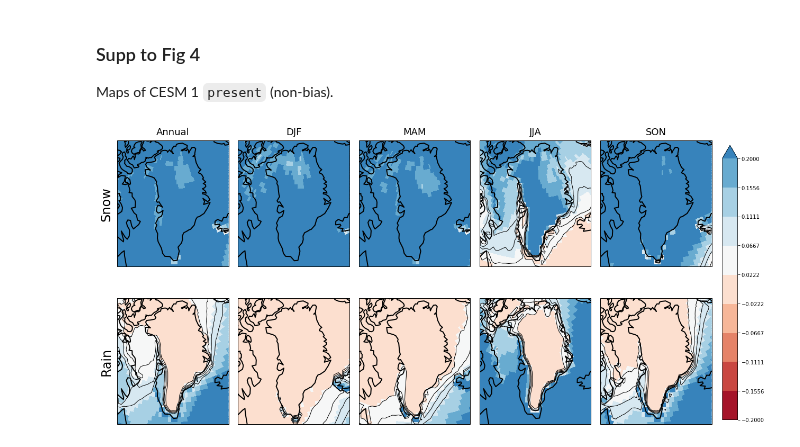
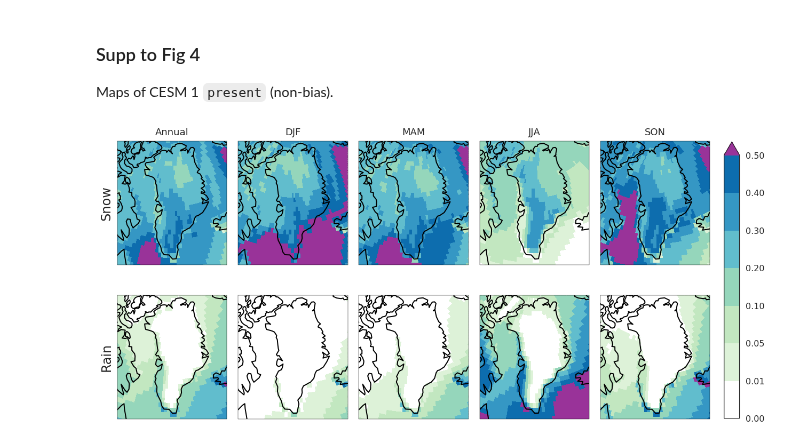
Before and after one commit to dcamron/cosp-explore, a Jupyter notebook: notebooks/comps2.ipynb, the cells around one changed output. Saved outputs shown, nothing was run; the diff lists cells and outputs as text; code cells hidden in the pictures.

```diff
--- a/notebooks/comps2.ipynb
+++ b/notebooks/comps2.ipynb
@@ -11,12 +11,13 @@ import pandas as pd
 import numpy as np
 
 from pyresample import geometry, image
+roi=10e6    # For any radius_of_influence pyresample calculations
 
 import matplotlib.pyplot as plt
 import seaborn as sns
 import cartopy.crs as ccrs
-
-sns.set(context='poster', style='white')
+# %%
+sns.set(context='poster', style='white', rc={'lines.linewidth': 3})
 # %%
 from dask.distributed import Client
 client = Client()
@@ -387,17 +367,21 @@ model_vars = ['RADAR_RAIN', 'RADAR_LGTRAIN', 'RADAR_SNOW', 'RADAR_LGTSNOW']
 model_lstyle = ['solid', 'dashed', 'solid', 'dashed']
 model_colors = [0, 0, 2, 2]
 for var, style, color in zip(model_vars, model_lstyle, model_colors):
-    ((((ds_pres[var] * (ds_mask['GrIS_mask'] > 0)).mean('lon', skipna=True) * ds_rcp['gw']/2).sum('lat', skipna=True))
-         .groupby('time.month').mean('time', skipna=True)
-         .plot(ax=ax, label=var, color=sns.color_palette('Set2')[color], linestyle=style)
+    ((
+        (ds_pres[var] * model_mask['mask'].where(model_mask['mask'] > 0) * model_mask['cell_area'])
+        .sum('lat').sum('lon') / (model_mask['mask'] * model_mask['cell_area']).sum())
+        .groupby('time.month')
+        .mean('time', skipna=True)
+        .plot(ax=ax, label=var, color=sns.color_palette('Set2')[color], linestyle=style)
     )
 
 ax.autoscale(enable=True)
 
 ax.legend(bbox_to_anchor=(0., 1.01, 1., .101), loc=3,
            ncol=2, mode="expand", borderaxespad=0.)
-ax.set_ylabel('Fraction')
-ax.set_xlabel('Month')
+plt.xticks(np.arange(13), ['', 'J', 'F', 'M', 'A', 'M', 'J', 'J', 'A', 'S', 'O', 'N', 'D'])
+ax.set_ylabel('Frequency [%]')
+ax.set_xlabel('')
 
 f.savefig('../figures/comps2/Figure5_GIS-mean-cycle.png', bbox_inches='tight')
 # %% [output]
@@ -414,18 +398,16 @@ f, axes = plt.subplots(
             subplot_kw={'projection': ccrs.NorthPolarStereo(central_longitude=315)}
             )
 
+levels = [0, 0.01, 0.05, 0.1, 0.2, 0.3, 0.4, 0.5]
+colors = [(1, 1, 1)]
+colors += sns.color_palette('GnBu', len(levels) - 2)
+colors += [(153/255, 51/255, 153/255)]
+
 (snow_pres
  .mean('time')
  .plot.pcolormesh(
      ax=axes[0, 0], transform=ccrs.PlateCarree(), add_colorbar=False, add_labels=False,
      levels=levels, colors=colors)
-)
-
-(snow_pres
- .mean('time')
- .plot.contour(
-     ax=axes[0, 0], transform=ccrs.PlateCarree(), add_labels=False,
-     levels=con_lv, linewidths=1, colors='k')
 )
 
 for i, x in enumerate(seasons):
@@ -438,68 +420,42 @@ for i, x in enumerate(seasons):
         levels=levels, colors=colors)
     )
 
-    (snow_pres
-     .groupby('time.season')
-     .mean('time')
-     .sel(season=x)
-     .plot.contour(
-         ax=axes[0, i+1], transform=ccrs.PlateCarree(), add_labels=False,
-         levels=con_lv, linewidths=1, colors='k')
-    )
-
 p = (rain_pres
     .mean('time')
     .plot.pcolormesh(
         ax=axes[1, 0], transform=ccrs.PlateCarree(), add_colorbar=False, add_labels=False,
         levels=levels, colors=colors)
     )
-
-(rain_pres
- .mean('time')
- .plot.contour(
-     ax=axes[1, 0], transform=ccrs.PlateCarree(), add_labels=False,
-     levels=con_lv, linewidths=1, colors='k')
-)
 
 for i, x in enumerate(seasons):
     (rain_pres
     .groupby('time.season')
     .mean('time')
     .sel(season=x)
     .plot.pcolormesh(
         ax=axes[1, i+1], transform=ccrs.PlateCarree(), add_colorbar=False, add_labels=False,
         levels=levels, colors=colors)
     )
-
-    (rain_pres
-     .groupby('time.season')
-     .mean('time')
-     .sel(season=x)
-     .plot.contour(
-         ax=axes[1, i+1], transform=ccrs.PlateCarree(), add_labels=False,
-         levels=con_lv, linewidths=1, colors='k')
-    )
-
 
 for ax in axes.flat:
     ax.coastlines(linewidth=2)
     ax.set_extent([295, 335, 57, 84])
 
 plt.tight_layout()
 
 cb_ax = f.add_axes([1.005, 0.1, 0.025, 0.8])
 cb = f.colorbar(p, cax=cb_ax, extend='max')
 
 axes[0, 0].text(-0.1, 0.5, 'Snow', fontsize=24,
                 rotation='vertical', ha='center', va='center', transform=axes[0, 0].transAxes)
 axes[1, 0].text(-0.1, 0.5, 'Rain', fontsize=24,
                 rotation='vertical', ha='center', va='center', transform=axes[1, 0].transAxes)
 
 for ax, xlab in zip(axes[0, :], ['Annual', 'DJF', 'MAM', 'JJA', 'SON']):
     ax.text(0.5, 1.03, xlab, fontsize=18, transform=ax.transAxes, ha='center', va='bottom')
 
 
 f.savefig('../figures/comps2/Supp_mapgrid-present.png',
-         bbox_extra_artists=(axes[:, 0]), bbox_inches='tight')
+         bbox_extra_artists=[ax for l in axes for ax in l], bbox_inches='tight')
 # %% [output]
-[figure, old version]
+[figure, new version]
```
Also changed, not shown: parts of 24 cells of this notebook, 4 other files.
